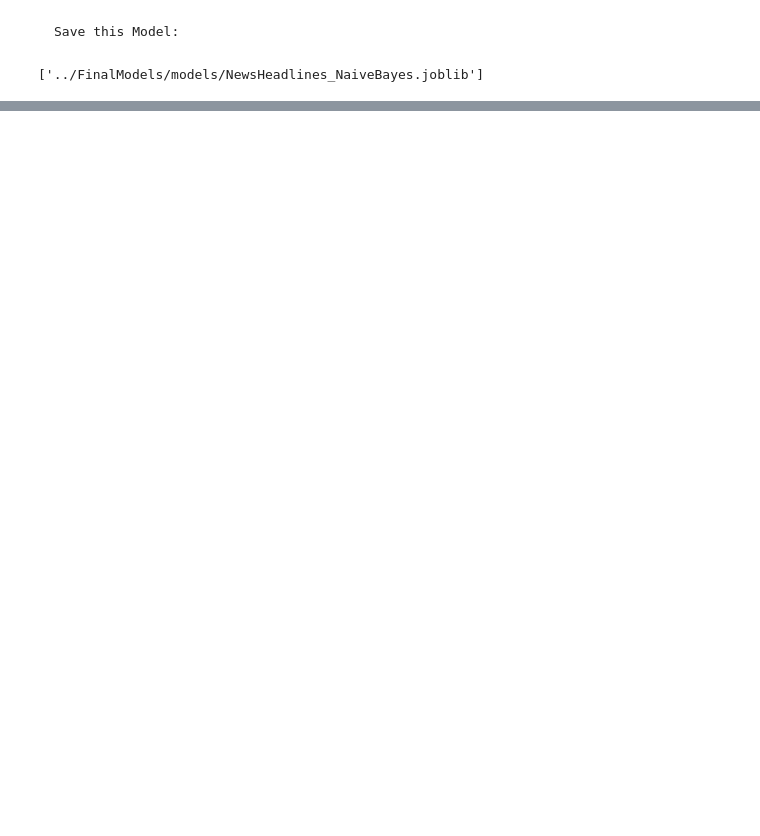
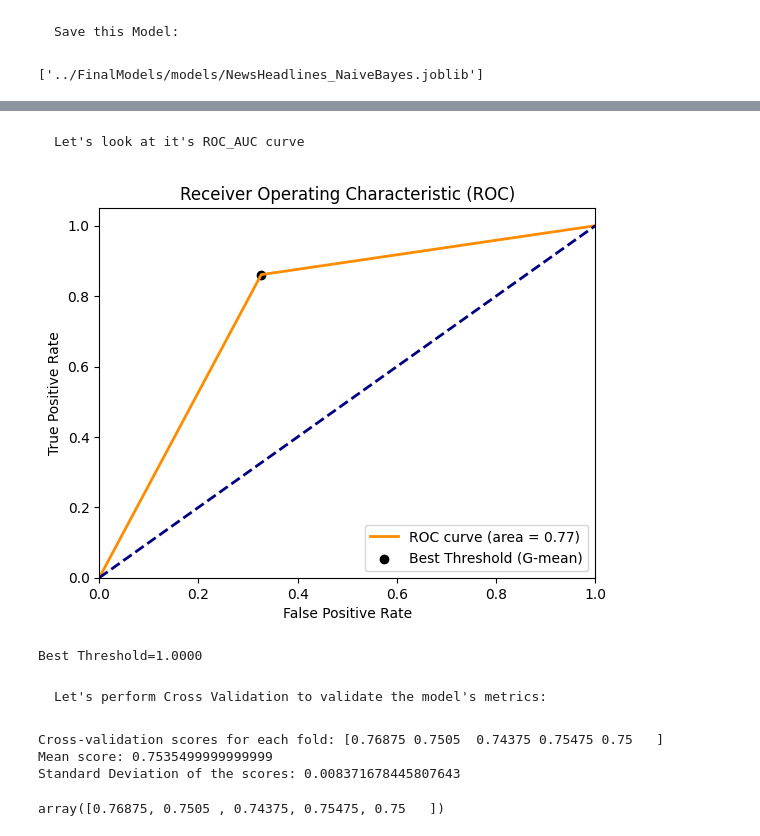
Before and after one commit to Khurdhula-Harshavardhan/Sarcasm, a Jupyter notebook: FinalModels/NaiveBayes.ipynb, the cells around one changed output, grey strips where cells are left out. Cells and saved outputs as stored; diff of their text form; code cells hidden in the pictures; blank space fills up the shorter version.

```diff
--- a/FinalModels/NaiveBayes.ipynb
+++ b/FinalModels/NaiveBayes.ipynb
@@ -189,0 +299,17 @@ dump(NB_news, "../FinalModels/models/NewsHeadlines_NaiveBayes.joblib")
+# %% [markdown]
+    Let's look at it's ROC_AUC curve
+# %%
+y_proba_twitter = NB_twitter.predict_proba(X_twitter_test)[:,1]
+twitter_threshold = results.get_roc(y_twitter_test, y_twitter_pred)
+# %% [output]
+[figure, added]
+Best Threshold=1.0000
+# %% [markdown]
+    Let's perform Cross Validation to validate the model's metrics:
+# %%
+results.cross_validation_score(NB_twitter, X_twitter, y_twitter)
+# %% [output]
+Cross-validation scores for each fold: [0.76875 0.7505  0.74375 0.75475 0.75   ]
+Mean score: 0.7535499999999999
+Standard Deviation of the scores: 0.008371678445807643
+array([0.76875, 0.7505 , 0.74375, 0.75475, 0.75   ])
```
Also changed, not shown: parts of 25 cells of this notebook, 1 other file.
